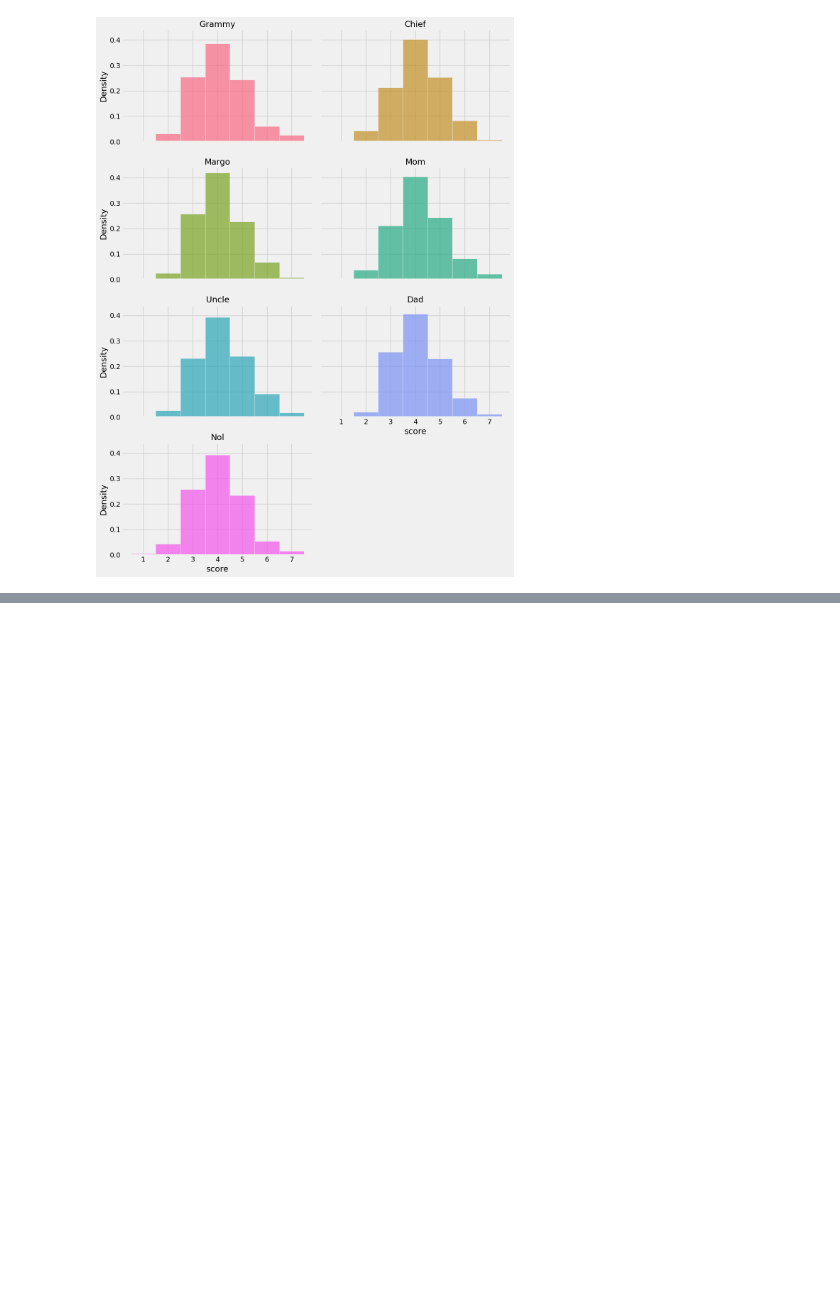
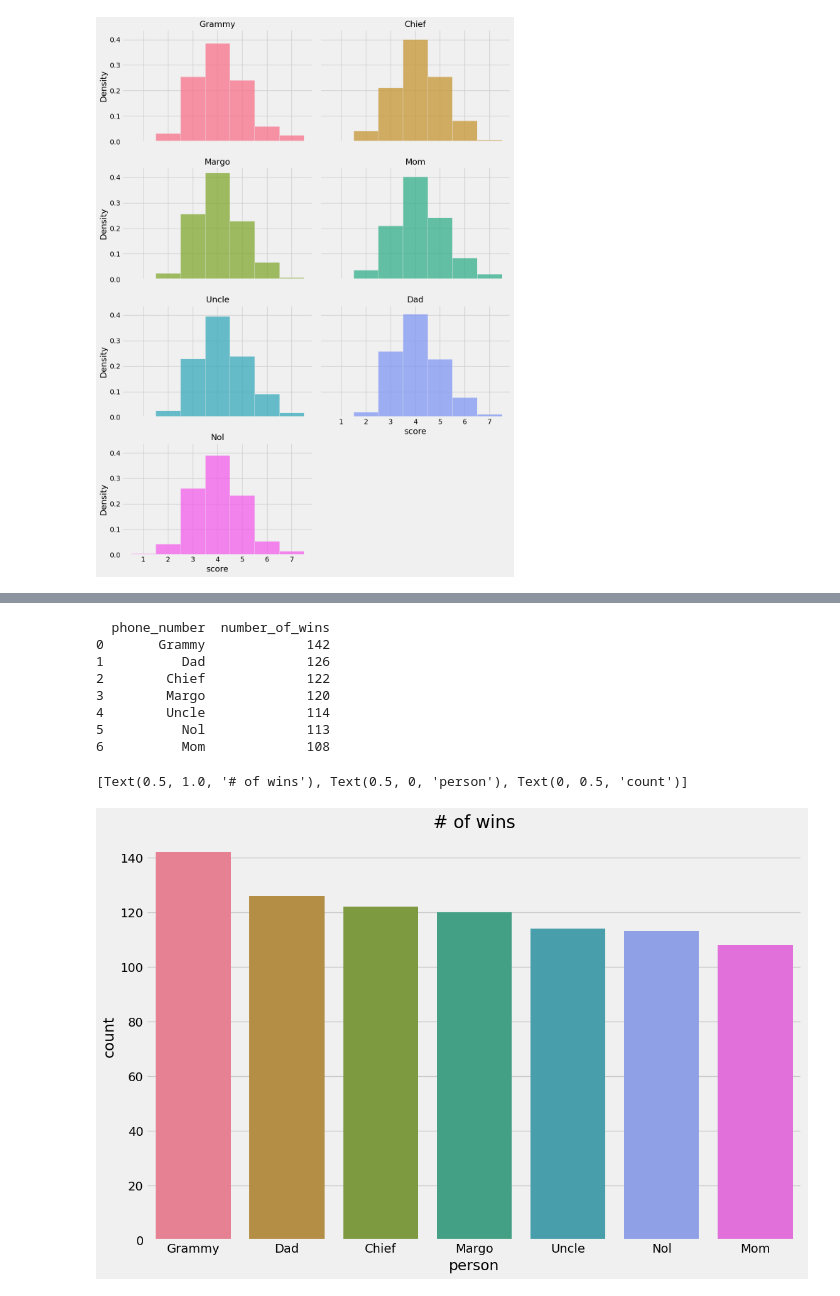
Before and after one commit to mfmiller7/WordleStats, a Jupyter notebook: wordle-scraper.ipynb, the cells around one changed output, grey strips where cells are left out. Drawn from its saved outputs; the diff is of its cells as text; code cells hidden in the pictures; blank space fills up the shorter version.

```diff
--- a/wordle-scraper.ipynb
+++ b/wordle-scraper.ipynb
@@ -241,0 +268,30 @@ plt.show()
+# %%
+min_scores = cleaned_df.groupby('wordle_num')['score'].min().reset_index()
+min_scores.rename(columns={'score': 'min_score'}, inplace=True)
+
+winners_df = pd.merge(cleaned_df, min_scores, on='wordle_num')
+
+# filters out all non winners
+winners_df = winners_df[winners_df['score'] == winners_df['min_score']]
+
+win_counts = winners_df['phone_number'].value_counts().reset_index()
+win_counts.columns = ['phone_number', 'number_of_wins']
+
+print(win_counts)
+
+plt.figure(figsize=(12, 8))
+sns.barplot(x='phone_number', y='number_of_wins', data=win_counts, hue='phone_number').set(
+    title='# of wins',
+    xlabel='person', ylabel='count'
+)
+# %% [output]
+  phone_number  number_of_wins
+0       Grammy             142
+1          Dad             126
+2        Chief             122
+3        Margo             120
+4        Uncle             114
+5          Nol             113
+6          Mom             108
+[Text(0.5, 1.0, '# of wins'), Text(0.5, 0, 'person'), Text(0, 0.5, 'count')]
+[figure, added]
```
Also changed, not shown: parts of 7 cells of this notebook.
